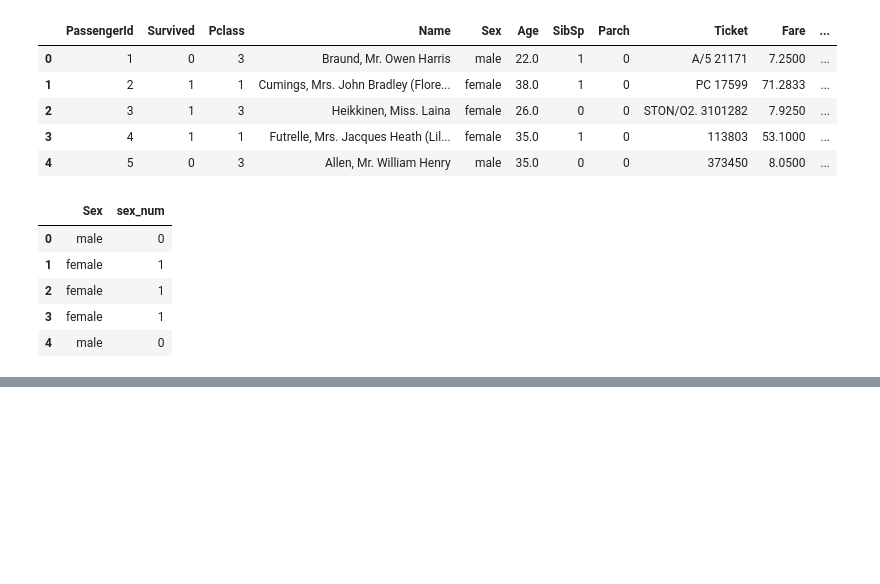
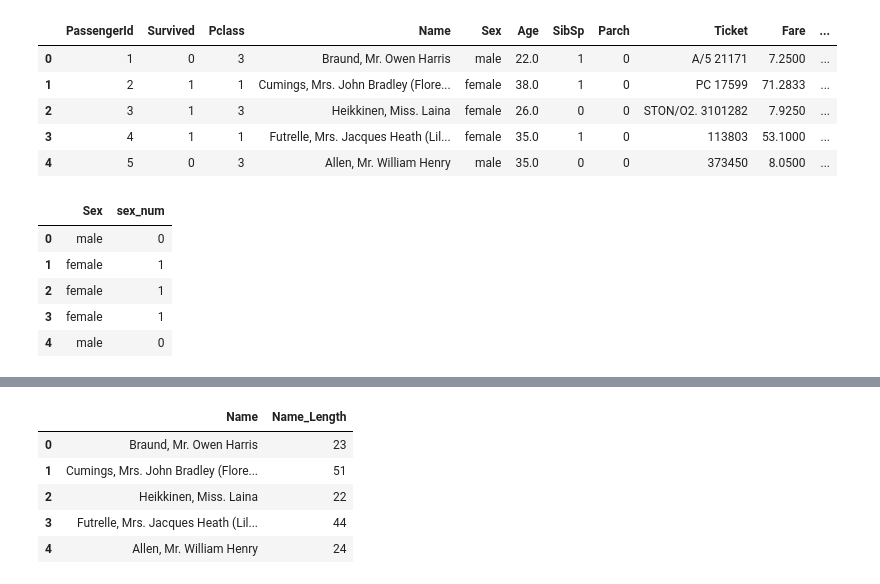
Before and after one commit to rustydigg918/Dell_Inspiron_works, a Jupyter notebook: Markam.ipynb, the cells around one changed output, grey strips where cells are left out. Cells and saved outputs as stored; diff of their text form; code cells hidden in the pictures; blank space fills up the shorter version.

```diff
--- a/Markam.ipynb
+++ b/Markam.ipynb
@@ -133,0 +131,9 @@ Successfully installed combo-0.0.8 pyod-0.7.7.1 suod-0.0.2
+# %%
+train.loc[0:4,['Name','Name_Length']]
+# %% [output]
+|  | Name | Name_Length |
+| 0 | Braund, Mr. Owen Harris | 23 |
+| 1 | Cumings, Mrs. John Bradley (Flore... | 51 |
+| 2 | Heikkinen, Miss. Laina | 22 |
+| 3 | Futrelle, Mrs. Jacques Heath (Lil... | 44 |
+| 4 | Allen, Mr. William Henry | 24 |
```
Also changed, not shown: parts of 18 cells of this notebook.
